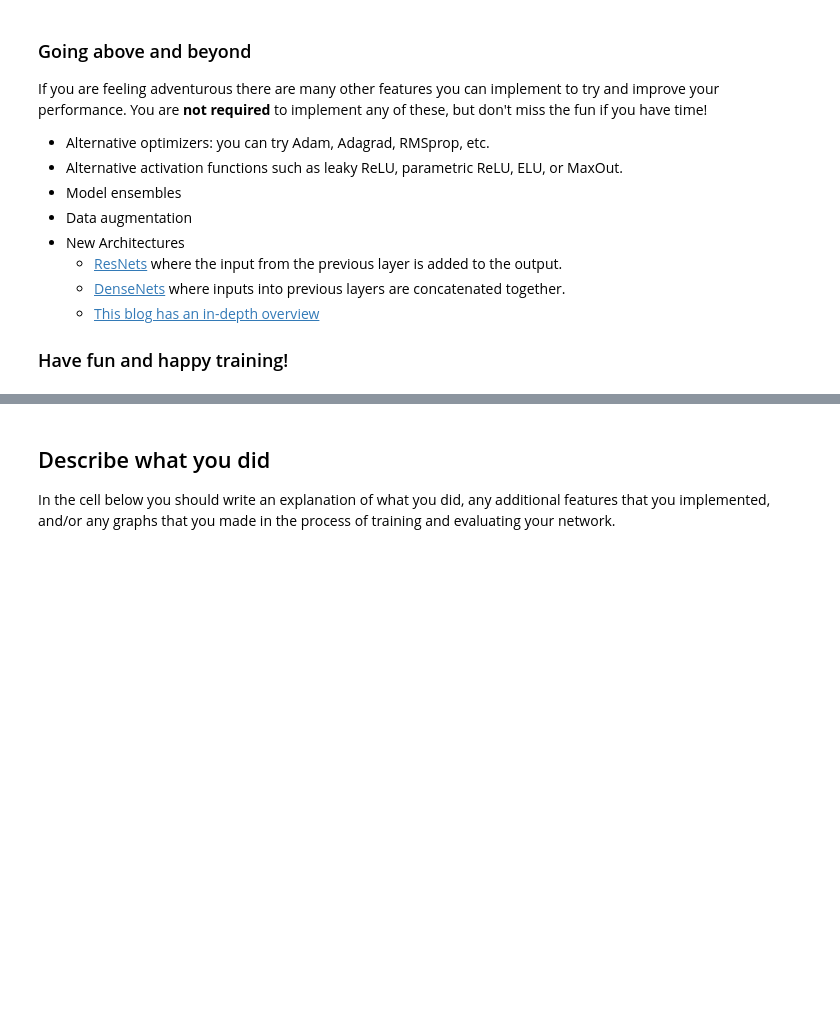
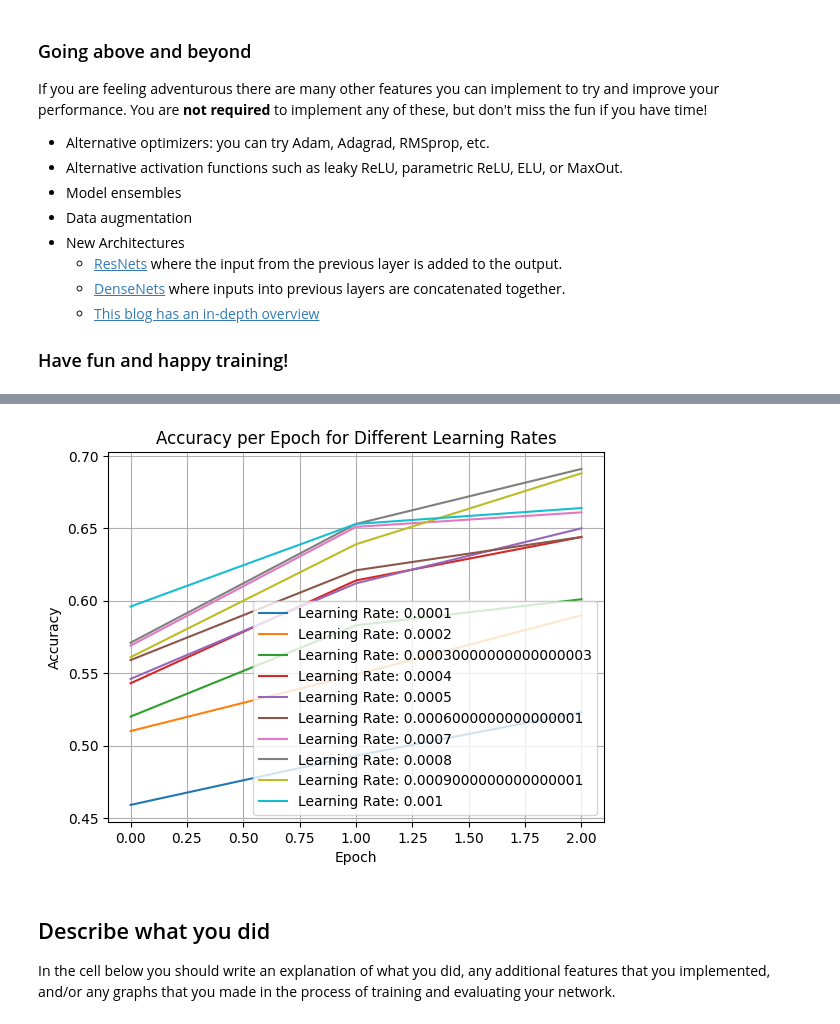
Before and after one commit to WenboKou/assignments, a Jupyter notebook: assignments/assignment2/PyTorch.ipynb, the cells around one changed output, grey strips where cells are left out. Drawn from its saved outputs; the diff is of its cells as text; code cells hidden in the pictures; blank space fills up the shorter version.

```diff
--- a/assignments/assignment2/PyTorch.ipynb
+++ b/assignments/assignment2/PyTorch.ipynb
@@ -688,11 +706,12 @@ def check_accuracy_part34(loader, model):
             num_samples += preds.size(0)
         acc = float(num_correct) / num_samples
         print('Got %d / %d correct (%.2f)' % (num_correct, num_samples, 100 * acc))
+        return acc
 # %% [markdown]
 ### Module API: Training Loop
 We also use a slightly different training loop. Rather than updating the values of the weights ourselves, we use an Optimizer object from the `torch.optim` package, which abstract the notion of an optimization algorithm and provides implementations of most of the algorithms commonly used to optimize neural networks.
 # %%
-def train_part34(model, optimizer, epochs=1):
+def train_part34(model, optimizer, epochs=1, epoch_acc_list=None):
     """
     Train a model on CIFAR-10 using the PyTorch Module API.
 
@@ -726,9 +745,11 @@ def train_part34(model, optimizer, epochs=1):
             optimizer.step()
 
             if t % print_every == 0:
-                print('Iteration %d, loss = %.4f' % (t, loss.item()))
+                print('Epoch %d, Iteration %d, loss = %.4f' % (e, t, loss.item()))
                 check_accuracy_part34(loader_val, model)
                 print()
+        if epoch_acc_list is not None:
+            epoch_acc_list.append((e, check_accuracy_part34(loader_val, model)))
 # %% [markdown]
 ### Module API: Train a Two-Layer Network
 Now we are ready to run the training loop. In contrast to part II, we don't explicitly allocate parameter tensors anymore.
@@ -922,3 +1349,21 @@ train_part34(model, optimizer, epochs=10)
+# %%
+import matplotlib.pyplot as plt
+
+for lr, points in records.items():
+    epochs_plot = [e for e, _ in points]
+    accuracies_plot = [a for _, a in points]
+    plt.plot(epochs_plot, accuracies_plot, label=f'Learning Rate: {lr}')
+
+plt.xlabel('Epoch')
+plt.ylabel('Accuracy')
+plt.title('Accuracy per Epoch for Different Learning Rates')
+plt.legend()
+plt.grid(True)
+
+# 显示图形
+plt.show()
+# %% [output]
+[figure, added]
 # %% [markdown]
 ## Describe what you did
 
```
Also changed, not shown: parts of 18 cells of this notebook.
